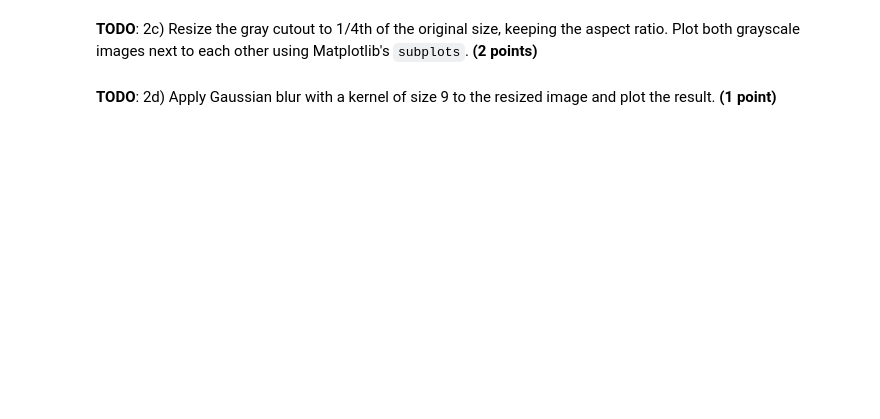
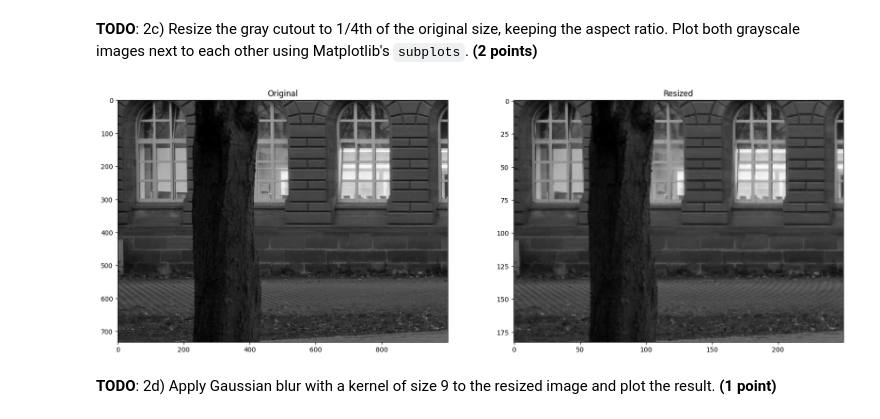
Before and after one commit to B-Terence/CV_Projekte, a Jupyter notebook: Project_OpenCV_Edges_starter.ipynb, the cells around one changed output. Drawn from its saved outputs; the diff is of its cells as text; code cells hidden in the pictures; blank space fills up the shorter version.

```diff
--- a/Project_OpenCV_Edges_starter.ipynb
+++ b/Project_OpenCV_Edges_starter.ipynb
@@ -79,6 +103,16 @@ Hint: Note that you cannot plot color into a grayscale image. One option is to c
 **TODO**: 2c) Resize the gray cutout to 1/4th of the original size, keeping the aspect ratio. Plot both grayscale images next to each other using Matplotlib's `subplots`. **(2 points)**
 # %%
 ##### TODO: YOUR CODE GOES HERE
+
+resized = cv2.resize(cutout_gray, None, fx=0.25, fy=0.25)
+
+fig, (ax1, ax2) = plt.subplots(1,2, figsize=(20, 15))
+ax1.imshow(cutout_gray, cmap='gray')
+ax1.title.set_text('Original')
+ax2.imshow(resized, cmap='gray')
+ax2.title.set_text('Resized')
+# %% [output]
+[figure, added]
 # %% [markdown]
 **TODO**: 2d) Apply Gaussian blur with a kernel of size 9 to the resized image and plot the result. **(1 point)**
 # %%
```
Also changed, not shown: parts of 6 cells of this notebook.
